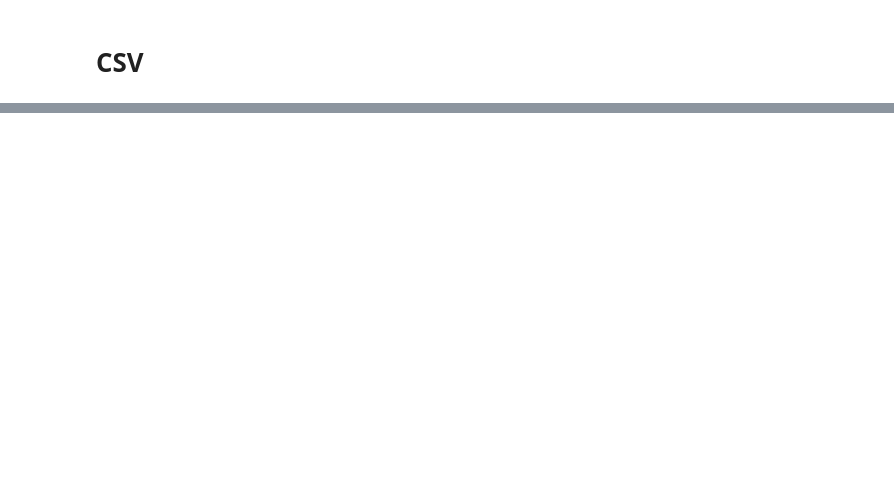
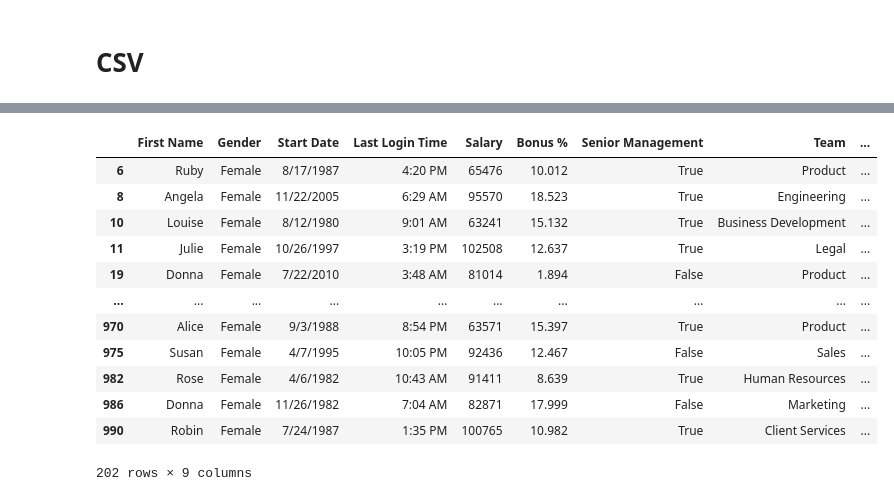
Before and after one commit to schanlar/python-UoC, a Jupyter notebook: 02.Data_Processing/snippets.ipynb, the cells around one changed output, grey strips where cells are left out. Cells and saved outputs as stored; diff of their text form; code cells hidden in the pictures; blank space fills up the shorter version.

```diff
--- a/02.Data_Processing/snippets.ipynb
+++ b/02.Data_Processing/snippets.ipynb
@@ -81,0 +512,25 @@ with open('data/words.txt', 'r') as file:
+# %%
+# task 3
+
+# Create some masks to filter the data
+females_mask = (emp_df["Gender"] == "Female")
+salary_mask = (emp_df["Salary per month"] >= 5000) & (emp_df["Salary per month"] <= 10_000)
+
+# Make a new dataframe
+fem_emp_df = emp_df[females_mask & salary_mask]
+# %%
+fem_emp_df
+# %% [output]
+|  | First Name | Gender | Start Date | Last Login Time | Salary | Bonus % | Senior Management | Team | ... |
+| 6 | Ruby | Female | 8/17/1987 | 4:20 PM | 65476 | 10.012 | True | Product | ... |
+| 8 | Angela | Female | 11/22/2005 | 6:29 AM | 95570 | 18.523 | True | Engineering | ... |
+| 10 | Louise | Female | 8/12/1980 | 9:01 AM | 63241 | 15.132 | True | Business Development | ... |
+| 11 | Julie | Female | 10/26/1997 | 3:19 PM | 102508 | 12.637 | True | Legal | ... |
+| 19 | Donna | Female | 7/22/2010 | 3:48 AM | 81014 | 1.894 | False | Product | ... |
+| ... | ... | ... | ... | ... | ... | ... | ... | ... | ... |
+| 970 | Alice | Female | 9/3/1988 | 8:54 PM | 63571 | 15.397 | True | Product | ... |
+| 975 | Susan | Female | 4/7/1995 | 10:05 PM | 92436 | 12.467 | False | Sales | ... |
+| 982 | Rose | Female | 4/6/1982 | 10:43 AM | 91411 | 8.639 | True | Human Resources | ... |
+| 986 | Donna | Female | 11/26/1982 | 7:04 AM | 82871 | 17.999 | False | Marketing | ... |
+| 990 | Robin | Female | 7/24/1987 | 1:35 PM | 100765 | 10.982 | True | Client Services | ... |
+202 rows × 9 columns
```
Also changed, not shown: parts of 35 cells of this notebook.
